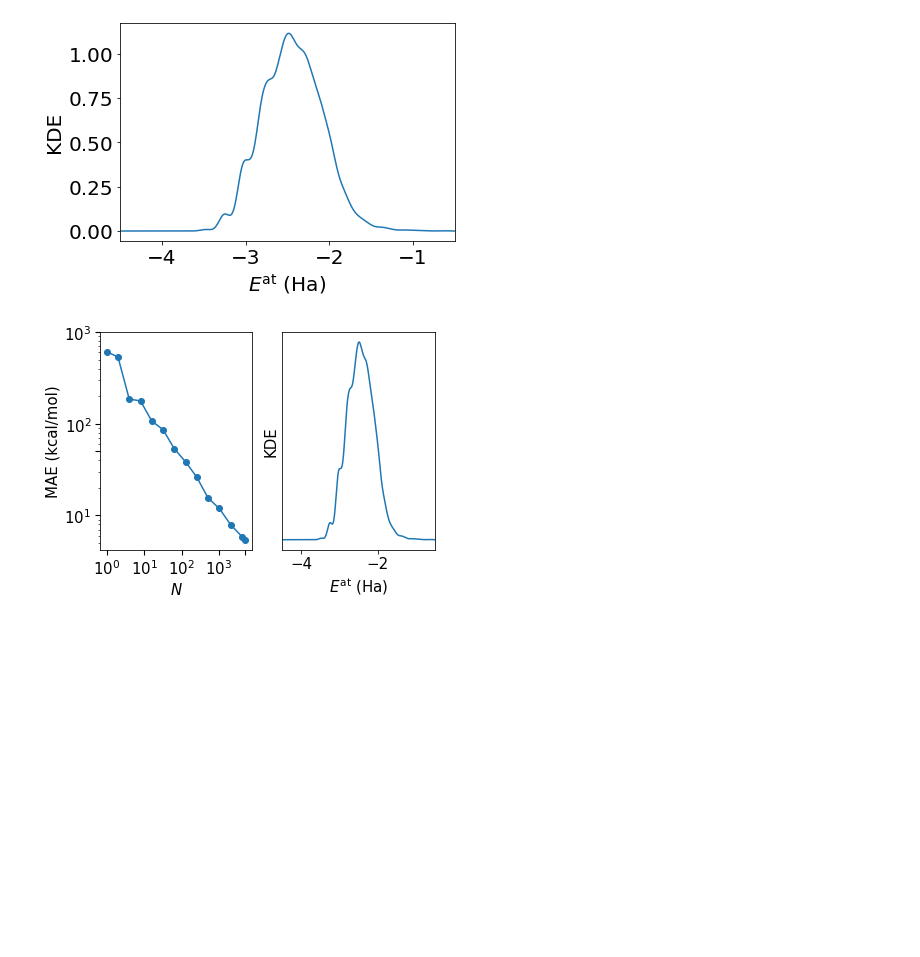
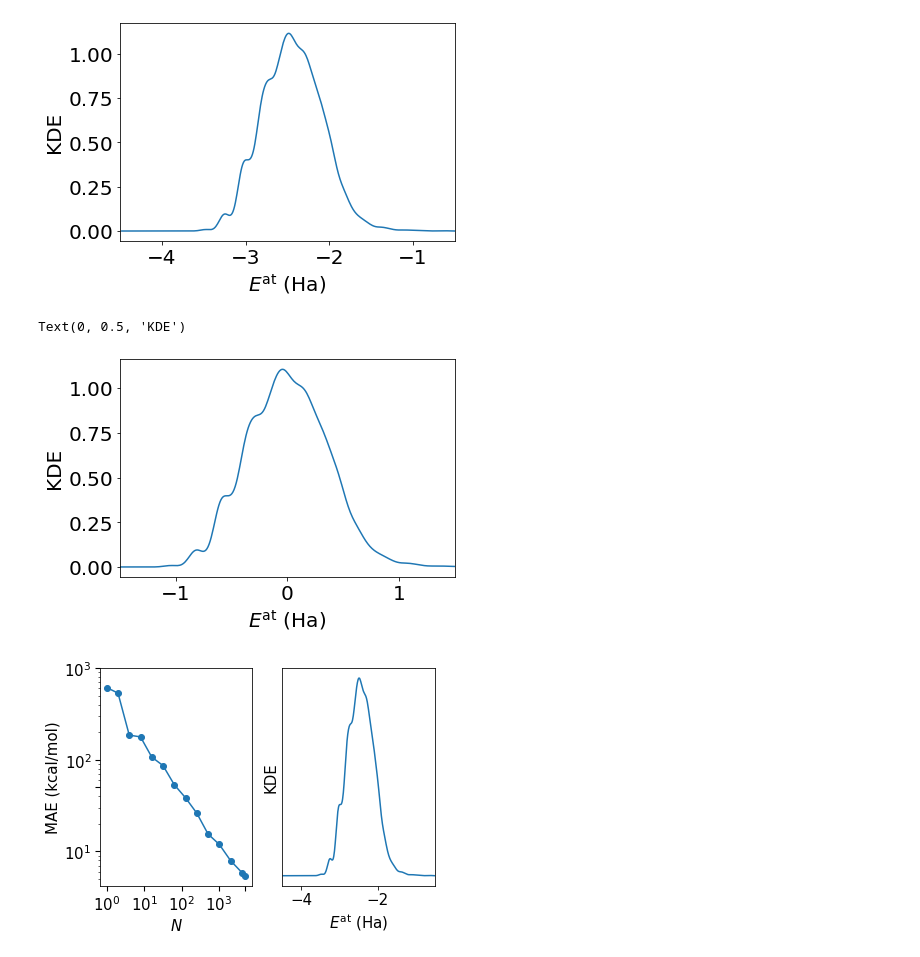
Before and after one commit to ferchault/APDFT, a Jupyter notebook: prototyping/atomic_energies/analysis/machine_learning/qm7_learning_curves.ipynb, the cells around one changed output. Cells and saved outputs as stored; diff of their text form; code cells hidden in the pictures; blank space fills up the shorter version.

```diff
--- a/prototyping/atomic_energies/analysis/machine_learning/qm7_learning_curves.ipynb
+++ b/prototyping/atomic_energies/analysis/machine_learning/qm7_learning_curves.ipynb
@@ -144,6 +144,20 @@ directory = '/home/misa/projects/Atomic-Energies/figures/machine_learning/analys
 plt.savefig(directory+'kde_atomisation_energy_molecules_qm7.png', bbox_inches = 'tight')
 # %% [output]
 [figure]
+# %%
+ae_shifted_scaled = (atomisation_energies_sorted[:,1]-atomisation_energies_sorted[:,1].mean())*0.0016
+kde_molecule_shifted = sc.stats.gaussian_kde(ae_shifted_scaled)
+x_molecule = np.linspace(np.amin(ae_shifted_scaled)-1, np.amax(ae_shifted_scaled)+1, 500)
+
+fig, ax = plt.subplots(1,1)
+plt.rcParams["font.size"] = 20
+ax.plot(x_molecule, kde_molecule_shifted.evaluate(x_molecule))
+ax.set_xlim(-1.5, 1.5)
+ax.set_xlabel(r'$E^{\rm{at}}$ (Ha)')
+ax.set_ylabel('KDE')
+# %% [output]
+Text(0, 0.5, 'KDE')
+[figure, added]
 # %%
 fig, ax = plt.subplots(1,2)
 plt.rcParams['font.size'] = 15
```
Also changed, not shown: 5 other files.
